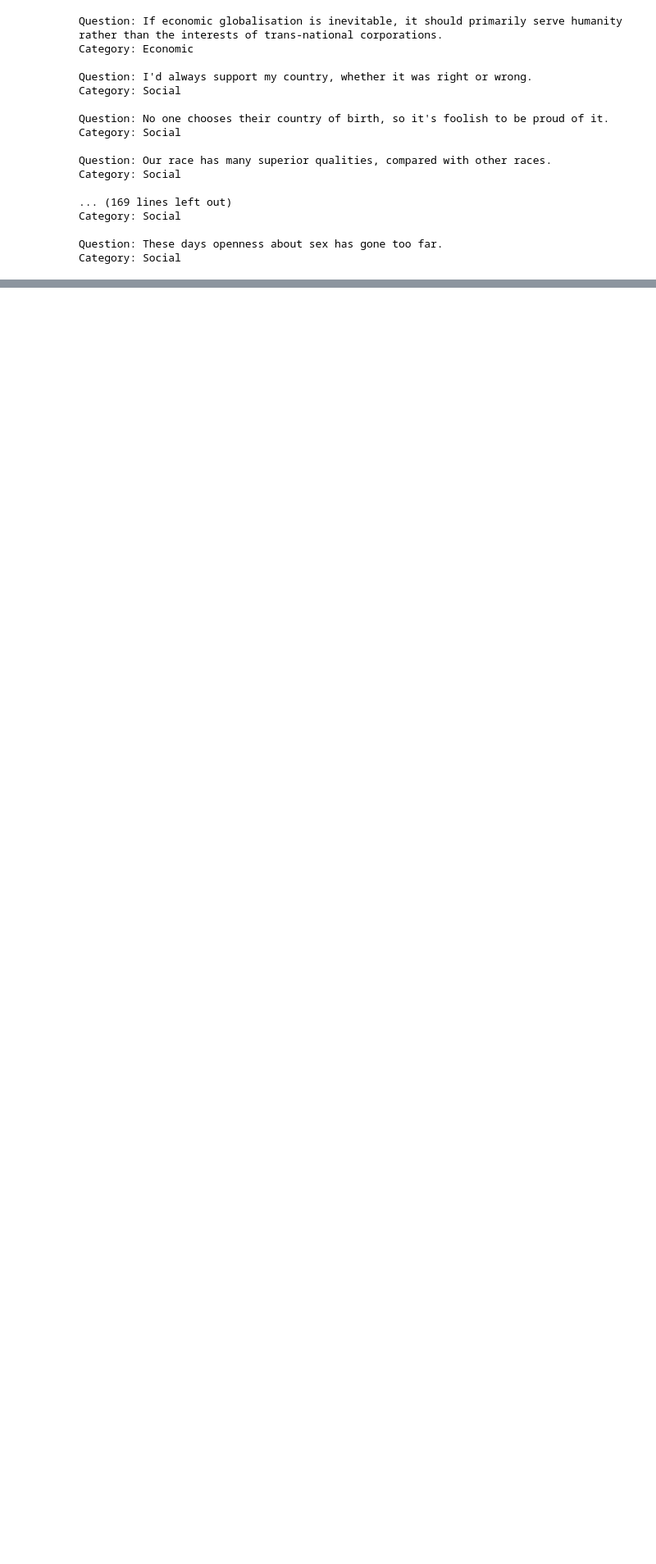
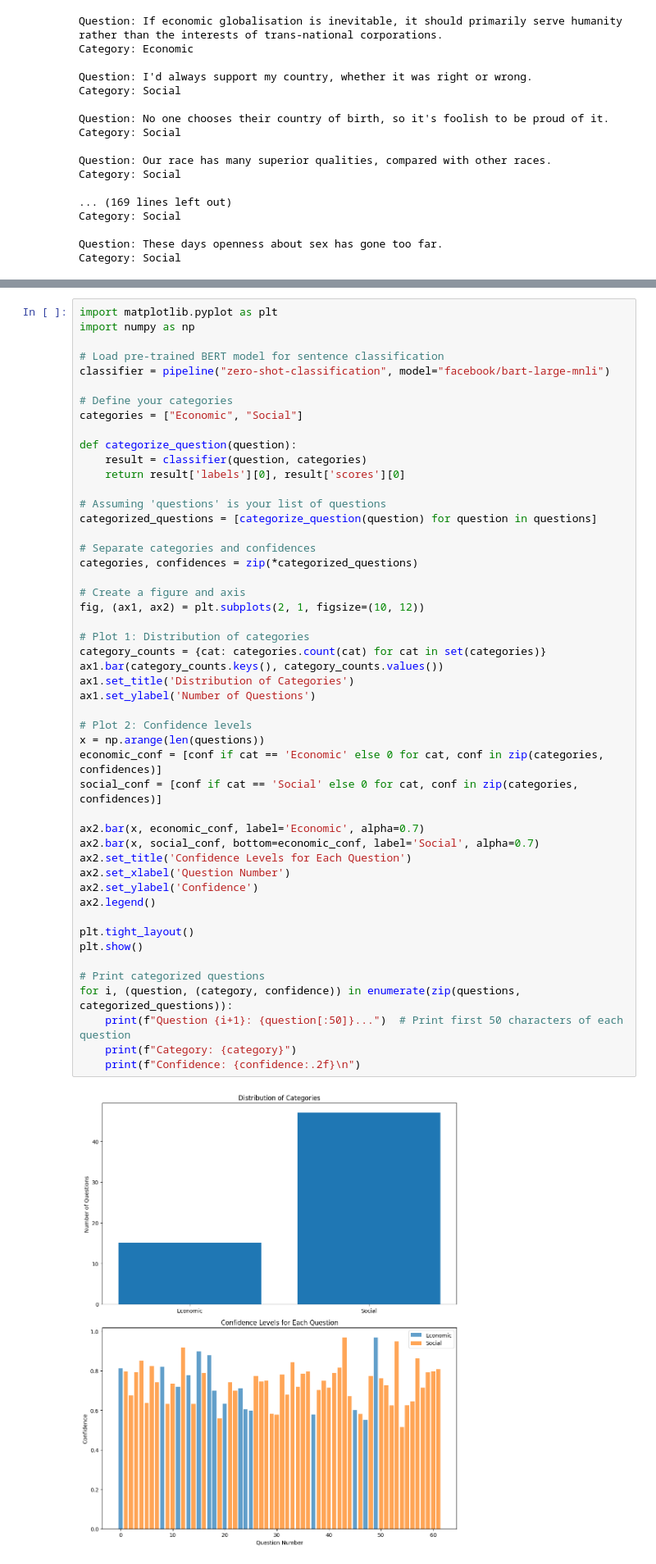
Before and after one commit to MINJILEE-PURDUE/ChatGPT-Political-Compass, a Jupyter notebook: ChatGPT_Questions_Category.ipynb, the cells around one changed output, grey strips where cells are left out. Shown: that part at 82% size. Drawn from its saved outputs; the diff is of its cells as text; blank space fills up the shorter version.

```diff
--- a/ChatGPT_Questions_Category.ipynb
+++ b/ChatGPT_Questions_Category.ipynb
@@ -335,0 +293,51 @@ Confidence: 0.81
+# %%
+import matplotlib.pyplot as plt
+import numpy as np
+
+# Load pre-trained BERT model for sentence classification
+classifier = pipeline("zero-shot-classification", model="facebook/bart-large-mnli")
+
+# Define your categories
+categories = ["Economic", "Social"]
+
+def categorize_question(question):
+    result = classifier(question, categories)
+    return result['labels'][0], result['scores'][0]
+
+# Assuming 'questions' is your list of questions
+categorized_questions = [categorize_question(question) for question in questions]
+
+# Separate categories and confidences
+categories, confidences = zip(*categorized_questions)
+
+# Create a figure and axis
+fig, (ax1, ax2) = plt.subplots(2, 1, figsize=(10, 12))
+
+# Plot 1: Distribution of categories
+category_counts = {cat: categories.count(cat) for cat in set(categories)}
+ax1.bar(category_counts.keys(), category_counts.values())
+ax1.set_title('Distribution of Categories')
+ax1.set_ylabel('Number of Questions')
+
+# Plot 2: Confidence levels
+x = np.arange(len(questions))
+economic_conf = [conf if cat == 'Economic' else 0 for cat, conf in zip(categories, confidences)]
+social_conf = [conf if cat == 'Social' else 0 for cat, conf in zip(categories, confidences)]
+
+ax2.bar(x, economic_conf, label='Economic', alpha=0.7)
+ax2.bar(x, social_conf, bottom=economic_conf, label='Social', alpha=0.7)
+ax2.set_title('Confidence Levels for Each Question')
+ax2.set_xlabel('Question Number')
+ax2.set_ylabel('Confidence')
+ax2.legend()
+
+plt.tight_layout()
+plt.show()
+
+# Print categorized questions
+for i, (question, (category, confidence)) in enumerate(zip(questions, categorized_questions)):
+    print(f"Question {i+1}: {question[:50]}...")  # Print first 50 characters of each question
+    print(f"Category: {category}")
+    print(f"Confidence: {confidence:.2f}\n")
+# %% [output]
+[figure, added]
```
Also changed, not shown: parts of 2 cells of this notebook.
